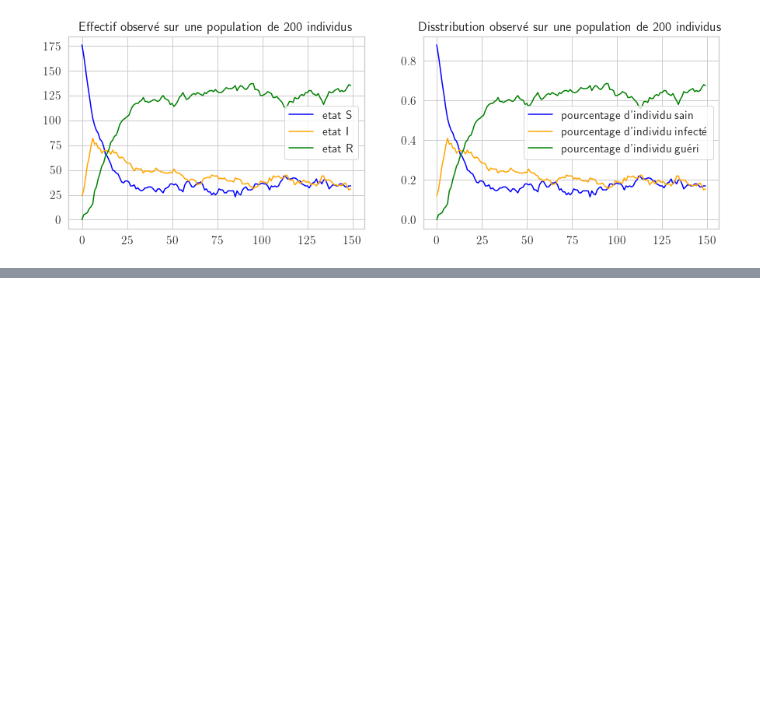
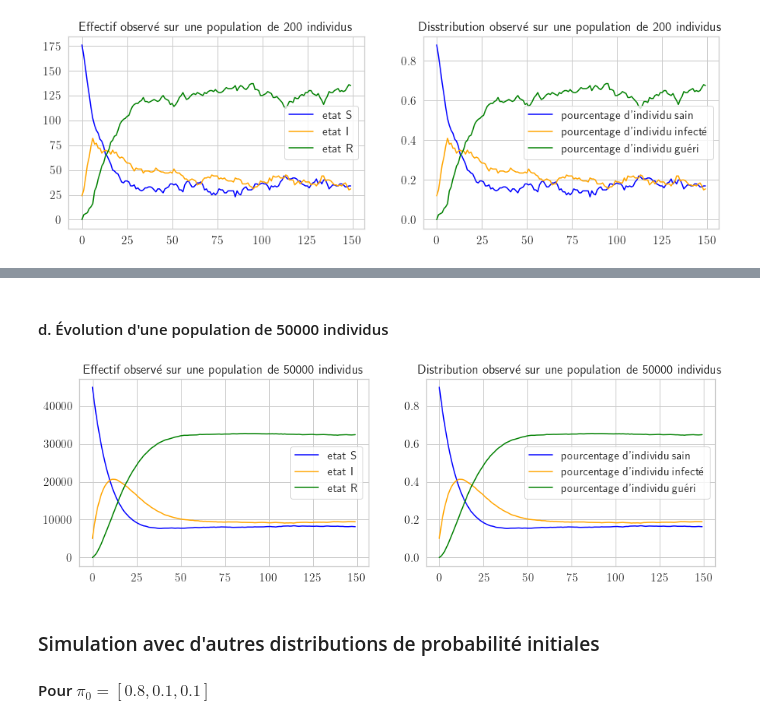
Before and after one commit to Meriadoc-gitgit/Markov-SIR, a Jupyter notebook: project.ipynb, the cells around one changed output, grey strips where cells are left out. Saved outputs shown, nothing was run; the diff lists cells and outputs as text; code cells hidden in the pictures; blank space fills up the shorter version.

```diff
--- a/project.ipynb
+++ b/project.ipynb
@@ -524,0 +556,15 @@ affiche_repartition_sir(T, Effectif, pi_0, A)
+# %% [markdown]
+#### d. Évolution d'une population de 50000 individus
+# %%
+T = 150
+Effectif = 50000
+A = [[0.92, 0.08, 0], [0, 0.93, 0.07], [0.02, 0, 0.98]]
+pi_0 = [0.9, 0.1, 0]
+
+affiche_repartition_sir(T, Effectif, pi_0, A)
+# %% [output]
+[figure, added]
+# %% [markdown]
+### Simulation avec d'autres distributions de probabilité initiales
+
+#### Pour $\pi_0=[0.8, 0.1, 0.1]$
```
Also changed, not shown: parts of 33 cells of this notebook, 12 other files.
